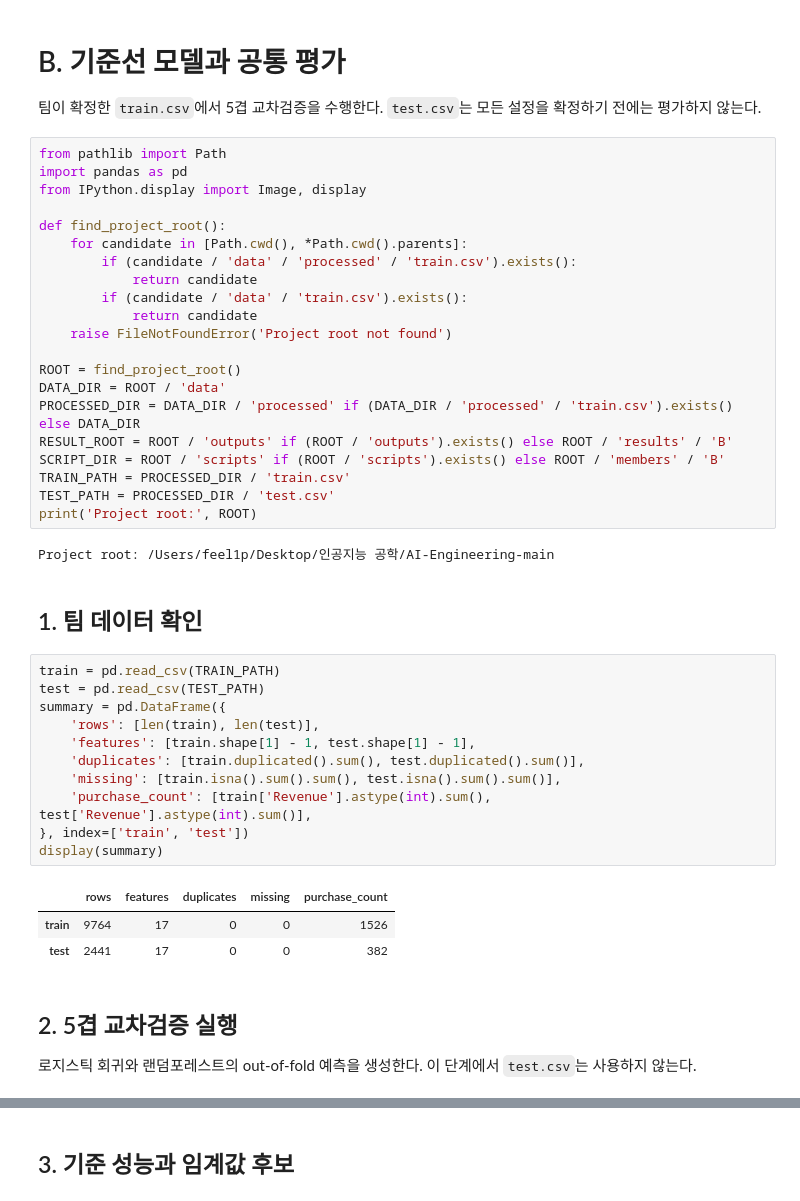
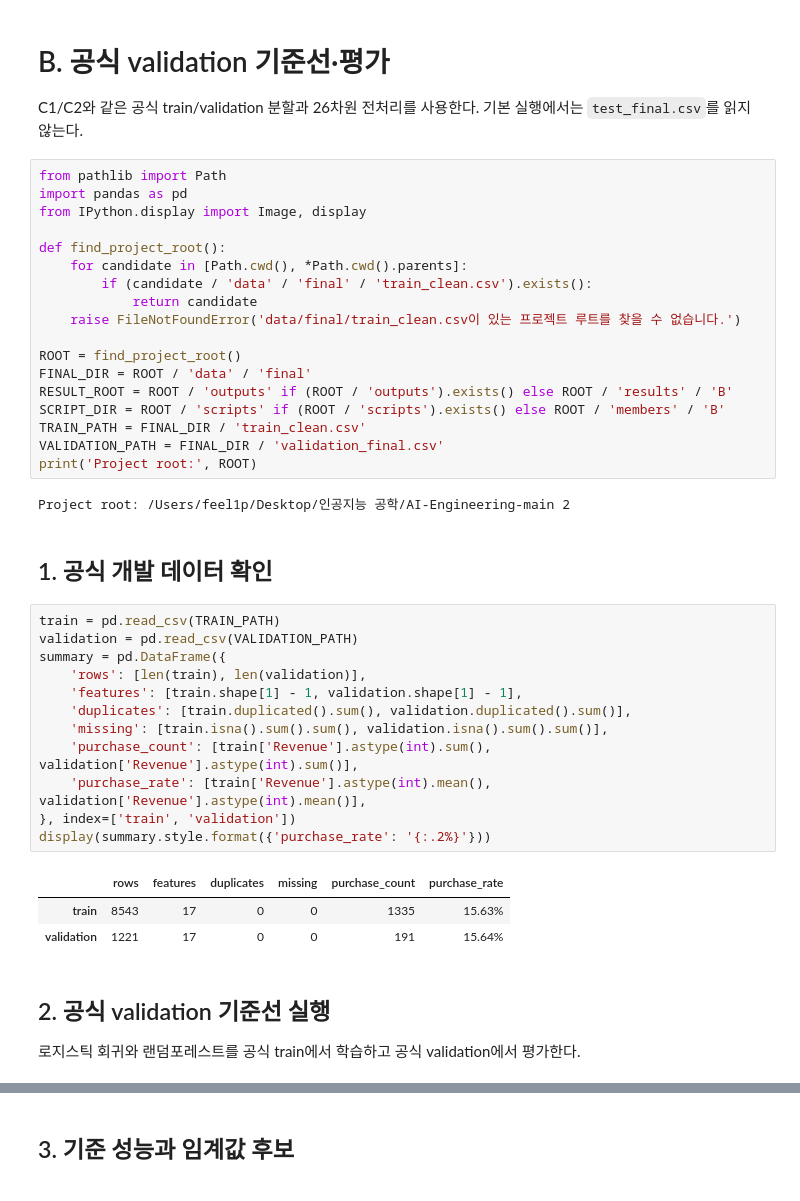
Before and after one commit to JAEMOON-LEEE/AI-Engineering, a Jupyter notebook: members/B/B_baseline_evaluation.ipynb, the cells around one changed output, grey strips where cells are left out. Cells and saved outputs as stored; diff of their text form.

```diff
--- a/members/B/B_baseline_evaluation.ipynb
+++ b/members/B/B_baseline_evaluation.ipynb
@@ -1,7 +1,7 @@
-# %% [markdown]
-# B. 기준선 모델과 공통 평가
-
-팀이 확정한 `train.csv`에서 5겹 교차검증을 수행한다. `test.csv`는 모든 설정을 확정하기 전에는 평가하지 않는다.
+# %% [markdown]
+# B. 공식 validation 기준선·평가
+
+C1/C2와 같은 공식 train/validation 분할과 26차원 전처리를 사용한다. 기본 실행에서는 `test_final.csv`를 읽지 않는다.
 # %%
 from pathlib import Path
 import pandas as pd
@@ -9,43 +9,41 @@ from IPython.display import Image, display
 
 def find_project_root():
     for candidate in [Path.cwd(), *Path.cwd().parents]:
-        if (candidate / 'data' / 'processed' / 'train.csv').exists():
+        if (candidate / 'data' / 'final' / 'train_clean.csv').exists():
             return candidate
-        if (candidate / 'data' / 'train.csv').exists():
-            return candidate
-    raise FileNotFoundError('Project root not found')
+    raise FileNotFoundError('data/final/train_clean.csv이 있는 프로젝트 루트를 찾을 수 없습니다.')
 
 ROOT = find_project_root()
-DATA_DIR = ROOT / 'data'
-PROCESSED_DIR = DATA_DIR / 'processed' if (DATA_DIR / 'processed' / 'train.csv').exists() else DATA_DIR
+FINAL_DIR = ROOT / 'data' / 'final'
 RESULT_ROOT = ROOT / 'outputs' if (ROOT / 'outputs').exists() else ROOT / 'results' / 'B'
 SCRIPT_DIR = ROOT / 'scripts' if (ROOT / 'scripts').exists() else ROOT / 'members' / 'B'
-TRAIN_PATH = PROCESSED_DIR / 'train.csv'
-TEST_PATH = PROCESSED_DIR / 'test.csv'
+TRAIN_PATH = FINAL_DIR / 'train_clean.csv'
+VALIDATION_PATH = FINAL_DIR / 'validation_final.csv'
 print('Project root:', ROOT)
 # %% [output]
-Project root: /Users/feel1p/Desktop/인공지능 공학/AI-Engineering-main
+Project root: /Users/feel1p/Desktop/인공지능 공학/AI-Engineering-main 2
 # %% [markdown]
-## 1. 팀 데이터 확인
+## 1. 공식 개발 데이터 확인
 # %%
 train = pd.read_csv(TRAIN_PATH)
-test = pd.read_csv(TEST_PATH)
+validation = pd.read_csv(VALIDATION_PATH)
 summary = pd.DataFrame({
-    'rows': [len(train), len(test)],
-    'features': [train.shape[1] - 1, test.shape[1] - 1],
-    'duplicates': [train.duplicated().sum(), test.duplicated().sum()],
-    'missing': [train.isna().sum().sum(), test.isna().sum().sum()],
-    'purchase_count': [train['Revenue'].astype(int).sum(), test['Revenue'].astype(int).sum()],
-}, index=['train', 'test'])
-display(summary)
+    'rows': [len(train), len(validation)],
+    'features': [train.shape[1] - 1, validation.shape[1] - 1],
+    'duplicates': [train.duplicated().sum(), validation.duplicated().sum()],
+    'missing': [train.isna().sum().sum(), validation.isna().sum().sum()],
+    'purchase_count': [train['Revenue'].astype(int).sum(), validation['Revenue'].astype(int).sum()],
+    'purchase_rate': [train['Revenue'].astype(int).mean(), validation['Revenue'].astype(int).mean()],
+}, index=['train', 'validation'])
+display(summary.style.format({'purchase_rate': '{:.2%}'}))
 # %% [output]
-|  | rows | features | duplicates | missing | purchase_count |
-| train | 9764 | 17 | 0 | 0 | 1526 |
-| test | 2441 | 17 | 0 | 0 | 382 |
+|  | rows | features | duplicates | missing | purchase_count | purchase_rate |
+| train | 8543 | 17 | 0 | 0 | 1335 | 15.63% |
+| validation | 1221 | 17 | 0 | 0 | 191 | 15.64% |
-# %% [markdown]
-## 2. 5겹 교차검증 실행
-
-로지스틱 회귀와 랜덤포레스트의 out-of-fold 예측을 생성한다. 이 단계에서 `test.csv`는 사용하지 않는다.
+# %% [markdown]
+## 2. 공식 validation 기준선 실행
+
+로지스틱 회귀와 랜덤포레스트를 공식 train에서 학습하고 공식 validation에서 평가한다.
 # %%
 import sys
 scripts_directory = str(SCRIPT_DIR)
```
Also changed, not shown: parts of 7 cells of this notebook, 3 other files.
